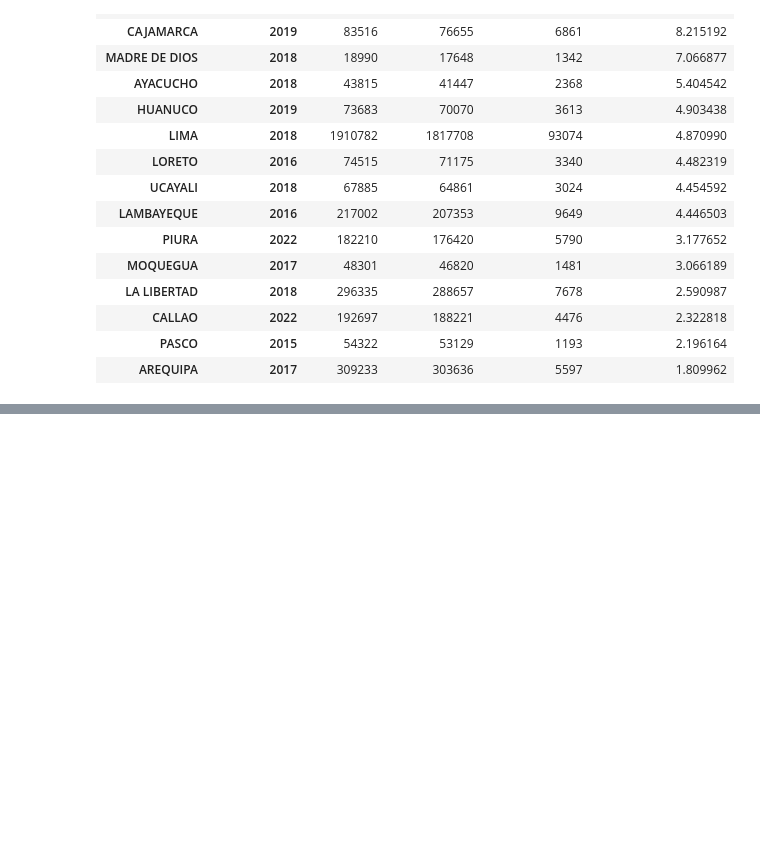
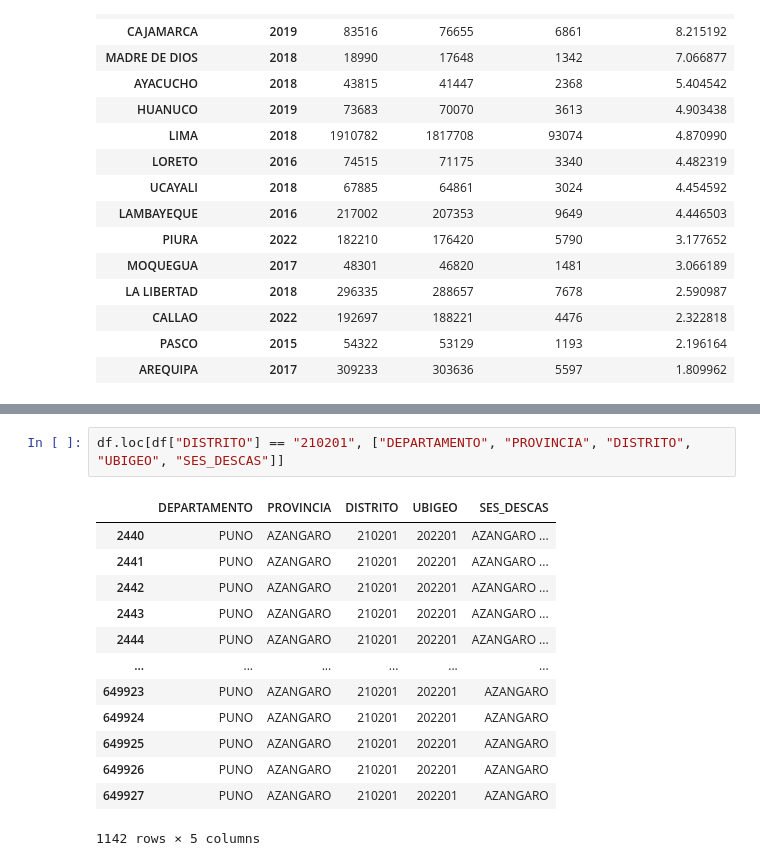
Before and after one commit to jeanpierre-gamboa/Data_Analysis_Essalud, a Jupyter notebook: perfil.ipynb, the cells around one changed output, grey strips where cells are left out. Drawn from its saved outputs; the diff is of its cells as text; blank space fills up the shorter version.

```diff
--- a/perfil.ipynb
+++ b/perfil.ipynb
@@ -358,0 +390,16 @@ df_tabla_per.loc[pos_baja].sort_values(by= "tasa_no_cumplimiento", ascending=Fal
+# %%
+df.loc[df["DISTRITO"] == "210201", ["DEPARTAMENTO", "PROVINCIA", "DISTRITO", "UBIGEO", "SES_DESCAS"]]
+# %% [output]
+|  | DEPARTAMENTO | PROVINCIA | DISTRITO | UBIGEO | SES_DESCAS |
+| 2440 | PUNO | AZANGARO | 210201 | 202201 | AZANGARO ... |
+| 2441 | PUNO | AZANGARO | 210201 | 202201 | AZANGARO ... |
+| 2442 | PUNO | AZANGARO | 210201 | 202201 | AZANGARO ... |
+| 2443 | PUNO | AZANGARO | 210201 | 202201 | AZANGARO ... |
+| 2444 | PUNO | AZANGARO | 210201 | 202201 | AZANGARO ... |
+| ... | ... | ... | ... | ... | ... |
+| 649923 | PUNO | AZANGARO | 210201 | 202201 | AZANGARO |
+| 649924 | PUNO | AZANGARO | 210201 | 202201 | AZANGARO |
+| 649925 | PUNO | AZANGARO | 210201 | 202201 | AZANGARO |
+| 649926 | PUNO | AZANGARO | 210201 | 202201 | AZANGARO |
+| 649927 | PUNO | AZANGARO | 210201 | 202201 | AZANGARO |
+1142 rows × 5 columns
```
Also changed, not shown: parts of 7 cells of this notebook.
